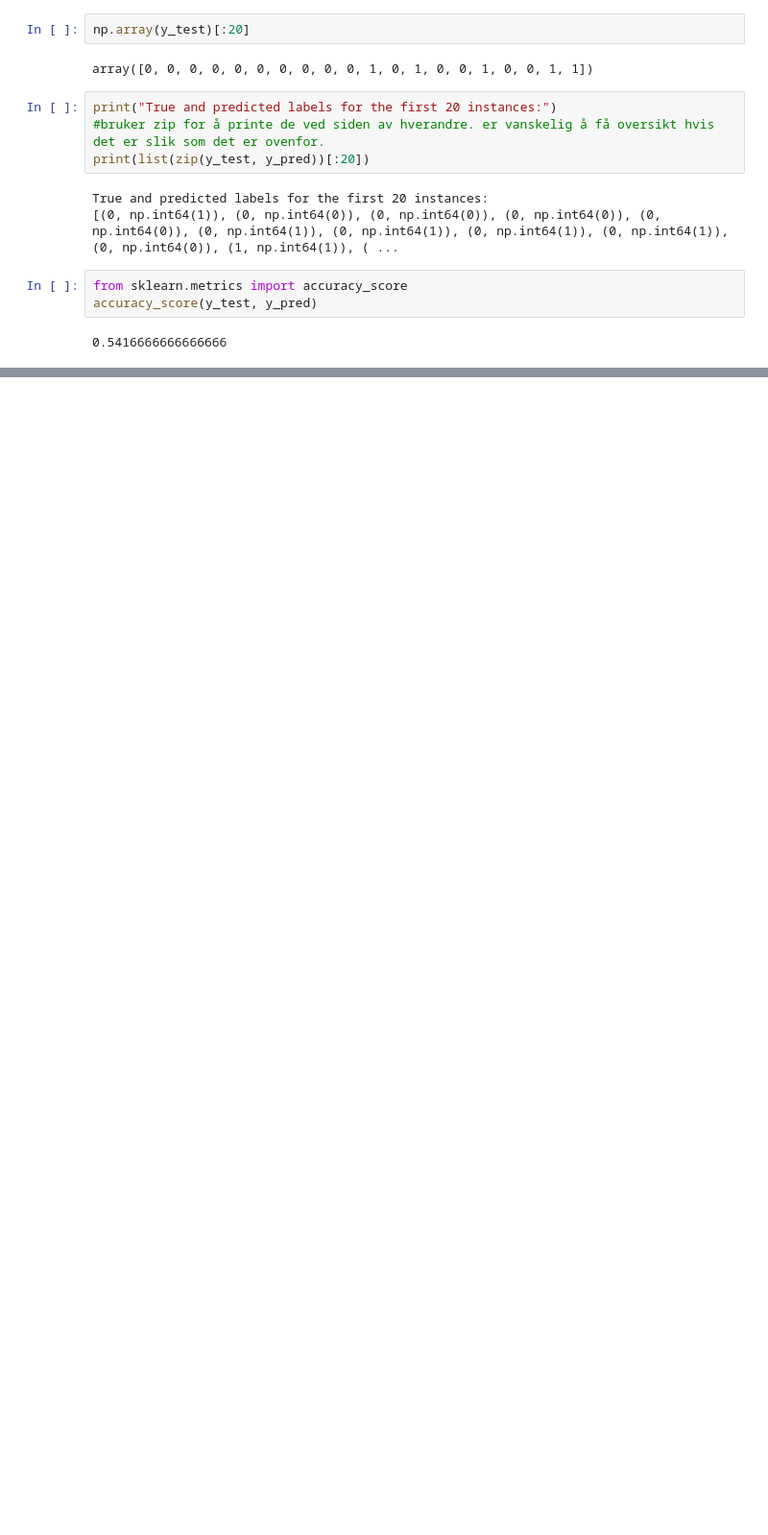
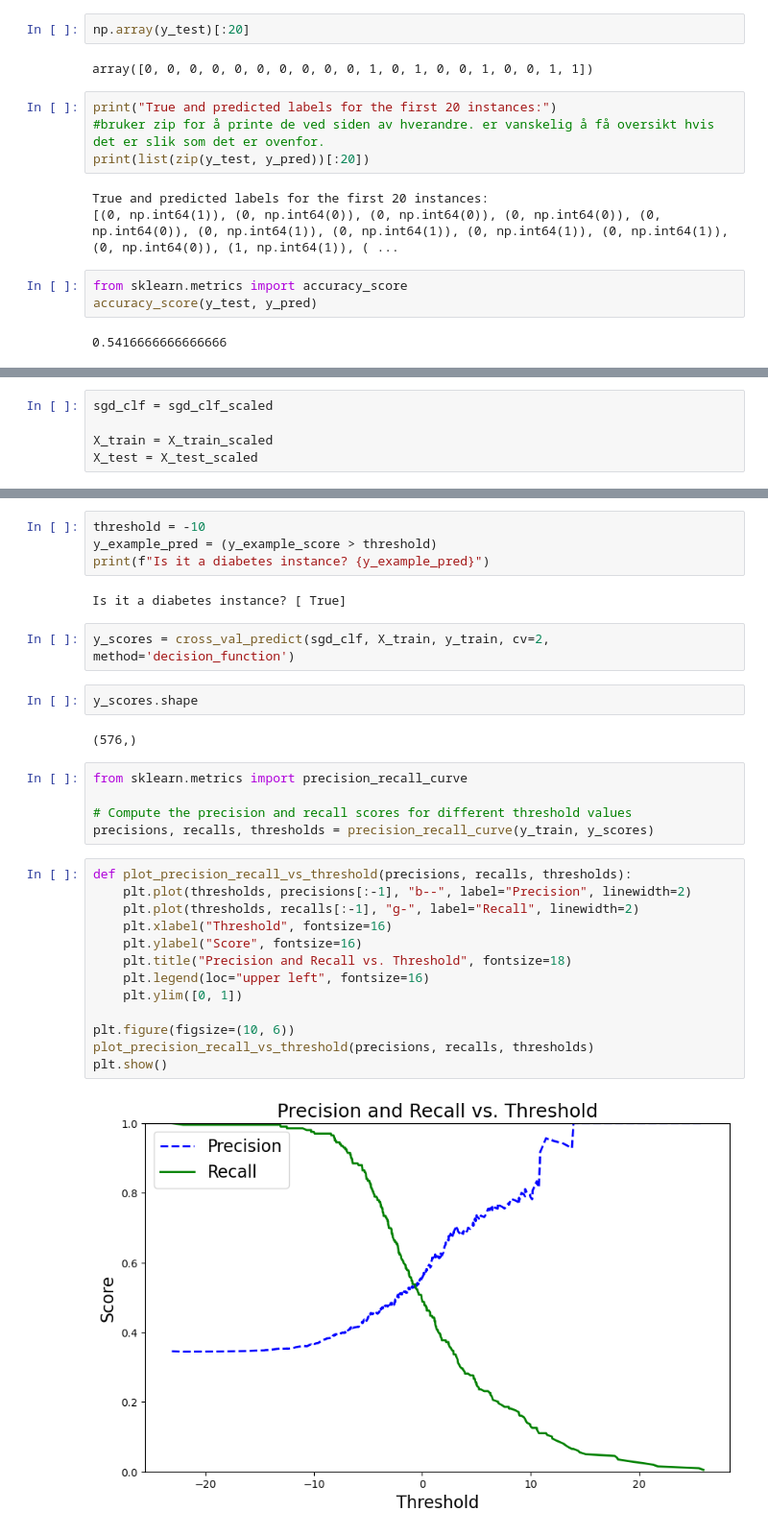
Before and after one commit to chritof/Maskinl-re-notebook, a Jupyter notebook: modul1/Binary_classification.ipynb, the cells around one changed output, grey strips where cells are left out. Shown: that part at 96% size. Saved outputs shown, nothing was run; the diff lists cells and outputs as text; blank space fills up the shorter version.

```diff
--- a/modul1/Binary_classification.ipynb
+++ b/modul1/Binary_classification.ipynb
@@ -120,0 +301,5 @@ accuracy_score(y_test, y_pred)
+# %%
+sgd_clf = sgd_clf_scaled
+
+X_train = X_train_scaled
+X_test = X_test_scaled
@@ -120,0 +333,32 @@ accuracy_score(y_test, y_pred)
+# %%
+threshold = -10
+y_example_pred = (y_example_score > threshold)
+print(f"Is it a diabetes instance? {y_example_pred}")
+# %% [output]
+Is it a diabetes instance? [ True]
+# %%
+y_scores = cross_val_predict(sgd_clf, X_train, y_train, cv=2, method='decision_function')
+# %%
+y_scores.shape
+# %% [output]
+(576,)
+# %%
+from sklearn.metrics import precision_recall_curve
+
+# Compute the precision and recall scores for different threshold values
+precisions, recalls, thresholds = precision_recall_curve(y_train, y_scores)
+# %%
+def plot_precision_recall_vs_threshold(precisions, recalls, thresholds):
+    plt.plot(thresholds, precisions[:-1], "b--", label="Precision", linewidth=2)
+    plt.plot(thresholds, recalls[:-1], "g-", label="Recall", linewidth=2)
+    plt.xlabel("Threshold", fontsize=16)
+    plt.ylabel("Score", fontsize=16)
+    plt.title("Precision and Recall vs. Threshold", fontsize=18)
+    plt.legend(loc="upper left", fontsize=16)
+    plt.ylim([0, 1])
+
+plt.figure(figsize=(10, 6))
+plot_precision_recall_vs_threshold(precisions, recalls, thresholds)
+plt.show()
+# %% [output]
+[figure, added]
```
Also changed, not shown: parts of 42 cells of this notebook.
